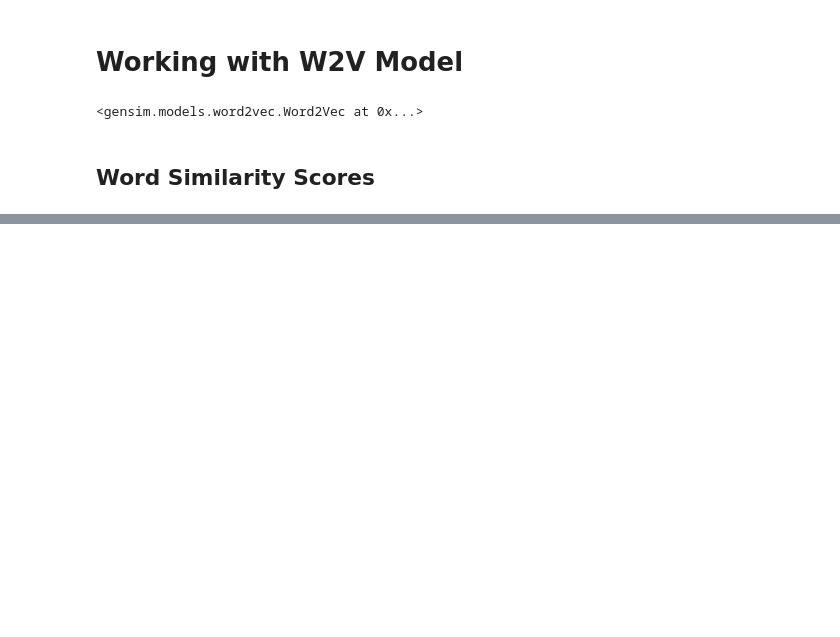
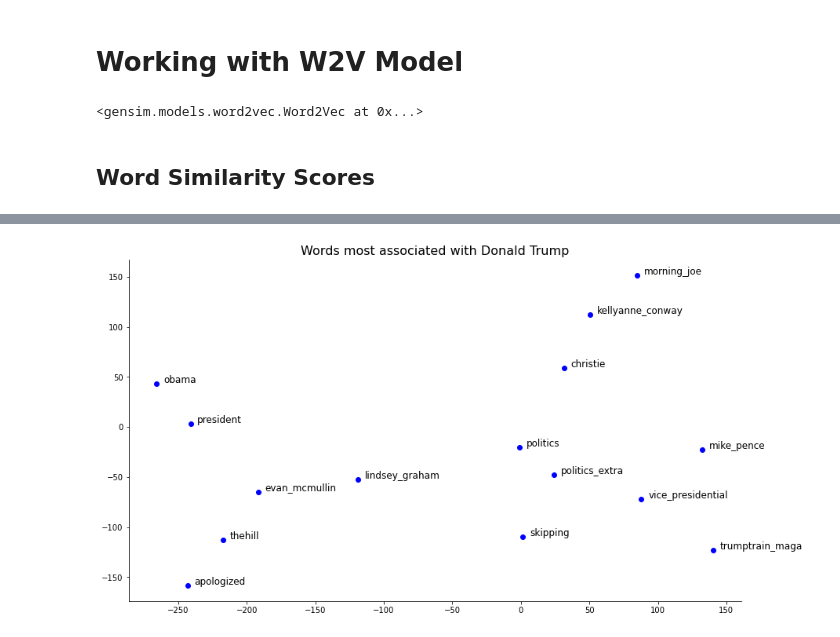
Before and after one commit to scrapfishies/russian-troll-tweets-nlp, a Jupyter notebook: modeling/w2v_modeling.ipynb, the cells around one changed output, grey strips where cells are left out. Cells and saved outputs as stored; diff of their text form; code cells hidden in the pictures; blank space fills up the shorter version.

```diff
--- a/modeling/w2v_modeling.ipynb
+++ b/modeling/w2v_modeling.ipynb
@@ -55,6 +63,6 @@ top_hc
 # %%
-num_words = 27
+num_words = 19
+top_dt = model.wv.most_similar(positive=dt, topn=num_words)
 
-top_dt = model.wv.most_similar(positive=dt, topn=num_words)
-top_dt
+word_scores(top_dt)
 # %% [output]
@@ -238,0 +234,6 @@ sns.despine()
+# %%
+tnse_plots([dt_words], colors=['blue'],
+           title='Words most associated with Donald Trump',
+          )
+# %% [output]
+[figure, added]
```
Also changed, not shown: parts of 24 cells of this notebook, 12 other files.
